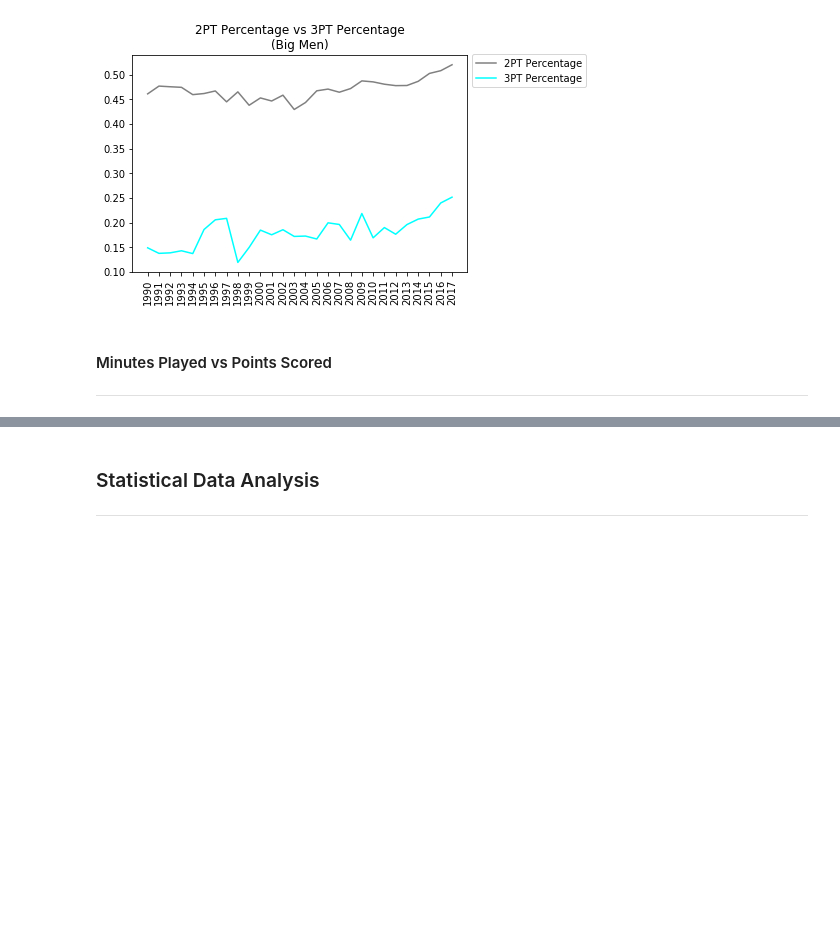
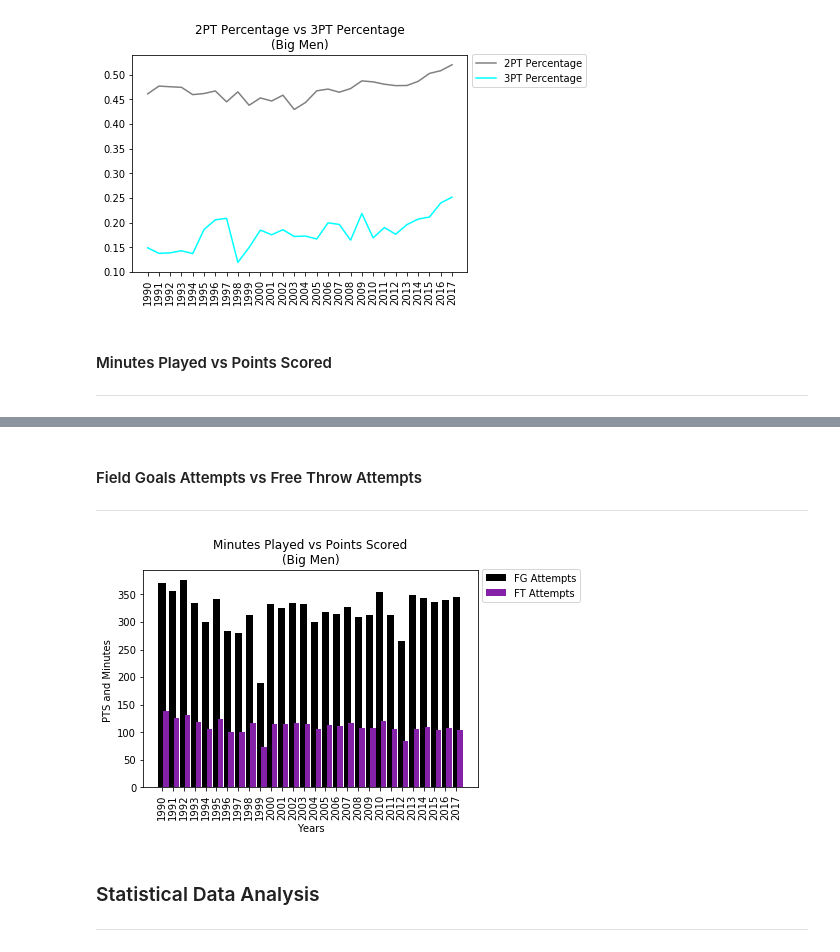
Before and after one commit to logan7734/Project1_repo, a Jupyter notebook: Presentation Notebook.ipynb, the cells around one changed output, grey strips where cells are left out. Drawn from its saved outputs; the diff is of its cells as text; code cells hidden in the pictures; blank space fills up the shorter version.

Commit message:
Added Field Goal Attempts vs Free Throw Attempts

```diff
--- a/Presentation Notebook.ipynb
+++ b/Presentation Notebook.ipynb
@@ -713,3 +714,20 @@ Text(0.5, 1.0, 'Minutes Played vs Points Scored\n(Big Men)')
+# %% [markdown]
+#### Field Goals Attempts vs Free Throw Attempts
+***
+# %%
+fga_big_plot = plt.bar(fga_big["Year"]+0.0, fga_big["FGA"], color='Black',width=.65)
+fta_big_plot = plt.bar(fta_big["Year"] + 0.35, fta_big["FTA"], color='#8421a8',width=0.5)
+
+#Parameters
+plt.xticks(np.arange(1990,2018,step=1),rotation='vertical')
+plt.legend([fga_big_plot,fta_big_plot], ["FG Attempts", "FT Attempts"], loc='best', bbox_to_anchor = (1.32,1.025))
+plt.xlabel("Years")
+plt.ylabel("PTS and Minutes ")
+plt.title("Minutes Played vs Points Scored\n(Big Men)")
+
+plt.show()
+# %% [output]
+[figure, added]
 # %% [markdown]
 ###  Statistical Data Analysis
 ***
```
Also changed, not shown: parts of 1 cell of this notebook.
